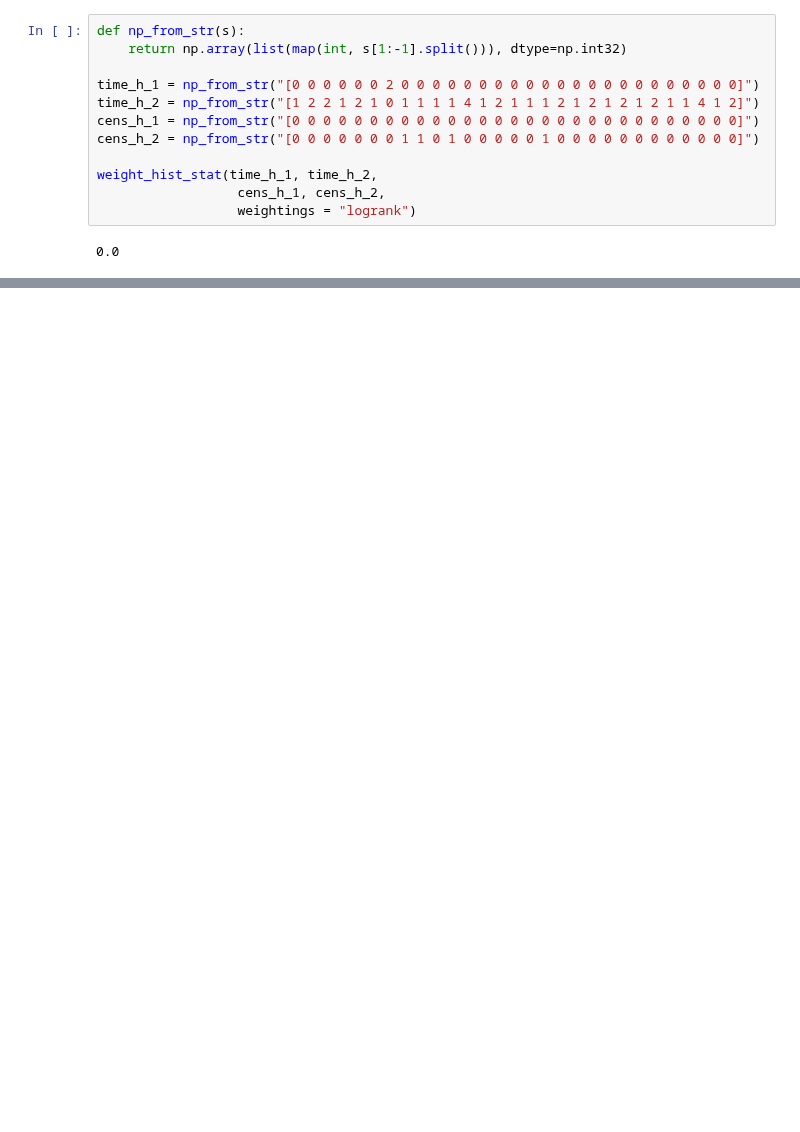
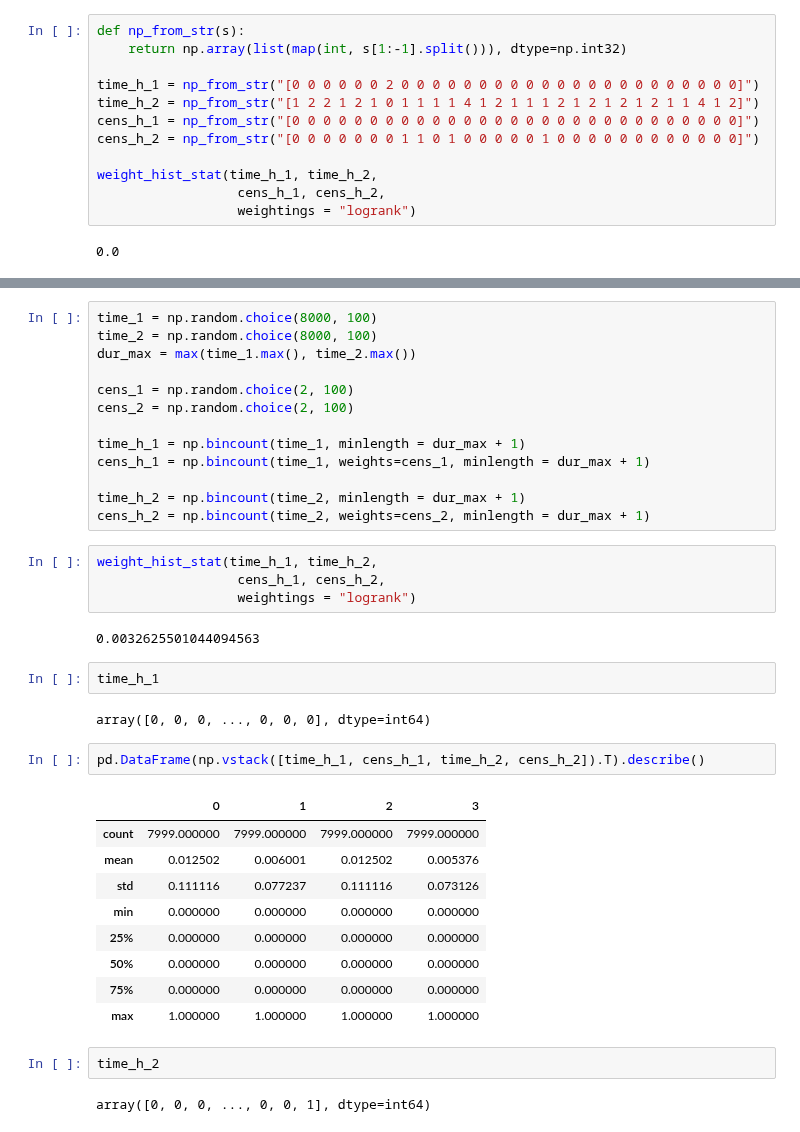
Before and after one commit to iuliivasilev/dev-survivors, a Jupyter notebook: demonstration/HistogramFindSplit.ipynb, the cells around one changed output, grey strips where cells are left out. Cells and saved outputs as stored; diff of their text form; blank space fills up the shorter version.

```diff
--- a/demonstration/HistogramFindSplit.ipynb
+++ b/demonstration/HistogramFindSplit.ipynb
@@ -1263,0 +1323,39 @@ weight_hist_stat(time_h_1, time_h_2,
+# %%
+time_1 = np.random.choice(8000, 100)
+time_2 = np.random.choice(8000, 100)
+dur_max = max(time_1.max(), time_2.max())
+
+cens_1 = np.random.choice(2, 100)
+cens_2 = np.random.choice(2, 100)
+
+time_h_1 = np.bincount(time_1, minlength = dur_max + 1)
+cens_h_1 = np.bincount(time_1, weights=cens_1, minlength = dur_max + 1)
+
+time_h_2 = np.bincount(time_2, minlength = dur_max + 1)
+cens_h_2 = np.bincount(time_2, weights=cens_2, minlength = dur_max + 1)
+# %%
+weight_hist_stat(time_h_1, time_h_2,
+                  cens_h_1, cens_h_2,
+                  weightings = "logrank")
+# %% [output]
+0.0032625501044094563
+# %%
+time_h_1
+# %% [output]
+array([0, 0, 0, ..., 0, 0, 0], dtype=int64)
+# %%
+pd.DataFrame(np.vstack([time_h_1, cens_h_1, time_h_2, cens_h_2]).T).describe()
+# %% [output]
+|  | 0 | 1 | 2 | 3 |
+| count | 7999.000000 | 7999.000000 | 7999.000000 | 7999.000000 |
+| mean | 0.012502 | 0.006001 | 0.012502 | 0.005376 |
+| std | 0.111116 | 0.077237 | 0.111116 | 0.073126 |
+| min | 0.000000 | 0.000000 | 0.000000 | 0.000000 |
+| 25% | 0.000000 | 0.000000 | 0.000000 | 0.000000 |
+| 50% | 0.000000 | 0.000000 | 0.000000 | 0.000000 |
+| 75% | 0.000000 | 0.000000 | 0.000000 | 0.000000 |
+| max | 1.000000 | 1.000000 | 1.000000 | 1.000000 |
+# %%
+time_h_2
+# %% [output]
+array([0, 0, 0, ..., 0, 0, 1], dtype=int64)
```
Also changed, not shown: parts of 24 cells of this notebook, 1 other file.
